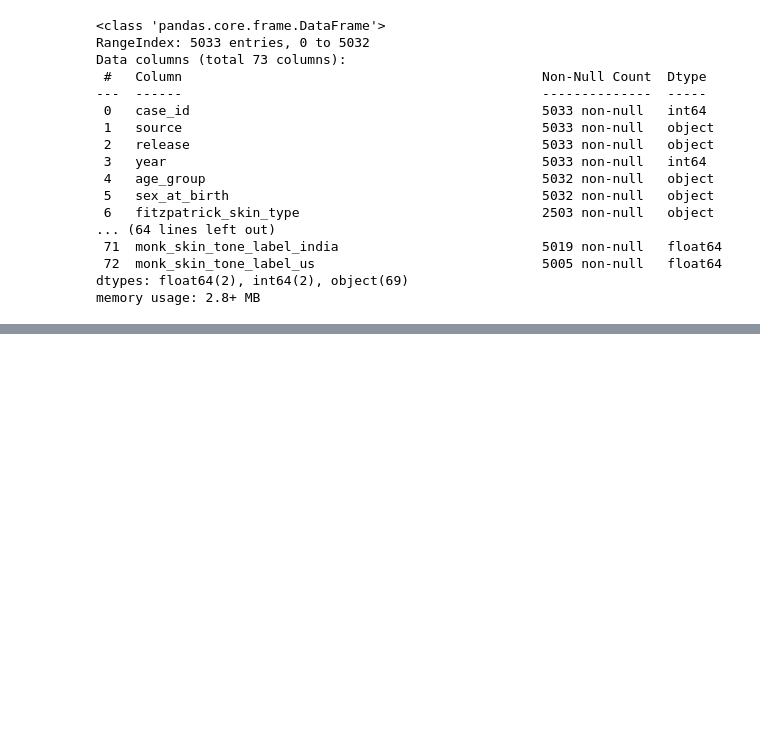
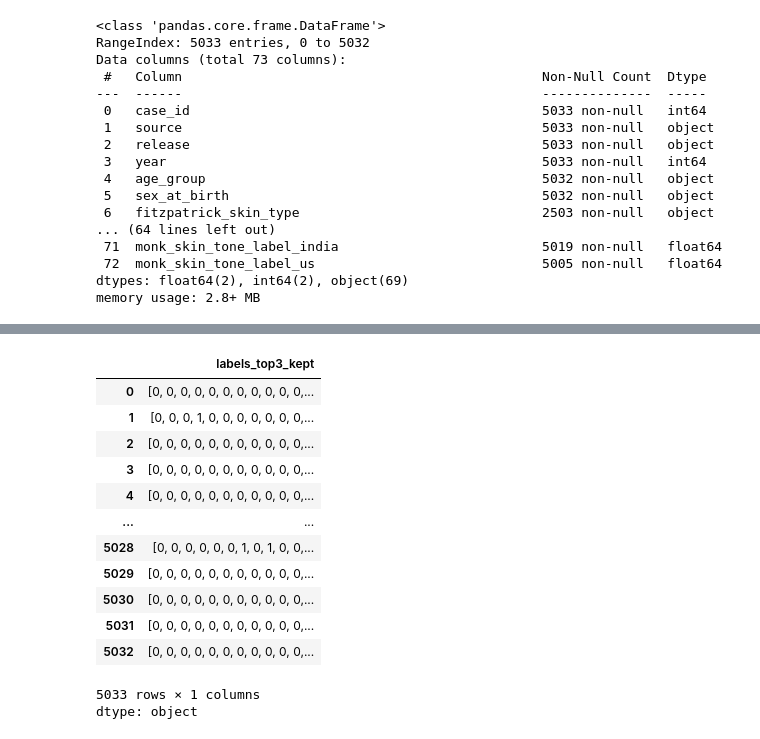
Before and after one commit to wildg/Scin-Data-Modeling, a Jupyter notebook: model.ipynb, the cells around one changed output, grey strips where cells are left out. Drawn from its saved outputs; the diff is of its cells as text; code cells hidden in the pictures; blank space fills up the shorter version.

```diff
--- a/model.ipynb
+++ b/model.ipynb
@@ -118,0 +271,33 @@ memory usage: 2.8+ MB
+# %%
+# Build label vocabulary from keep + explicitly add Other
+labels_sorted = sorted(list(keep)) + ["Other"]
+label2idx = {l: i for i, l in enumerate(labels_sorted)}
+
+C = len(labels_sorted)
+
+def to_multihot(labs, C):
+    y = [0] * C
+    for l in labs:
+        # skip anything unexpected rather than crashing
+        if l in label2idx:
+            y[label2idx[l]] = 1
+    return y
+
+Y = df["labels_top3_kept"].apply(lambda labs: to_multihot(labs, C))
+# %%
+Y
+# %% [output]
+|  | labels_top3_kept |
+| 0 | [0, 0, 0, 0, 0, 0, 0, 0, 0, 0, 0,... |
+| 1 | [0, 0, 0, 1, 0, 0, 0, 0, 0, 0, 0,... |
+| 2 | [0, 0, 0, 0, 0, 0, 0, 0, 0, 0, 0,... |
+| 3 | [0, 0, 0, 0, 0, 0, 0, 0, 0, 0, 0,... |
+| 4 | [0, 0, 0, 0, 0, 0, 0, 0, 0, 0, 0,... |
+| ... | ... |
+| 5028 | [0, 0, 0, 0, 0, 0, 1, 0, 1, 0, 0,... |
+| 5029 | [0, 0, 0, 0, 0, 0, 0, 0, 0, 0, 0,... |
+| 5030 | [0, 0, 0, 0, 0, 0, 0, 0, 0, 0, 0,... |
+| 5031 | [0, 0, 0, 0, 0, 0, 0, 0, 0, 0, 0,... |
+| 5032 | [0, 0, 0, 0, 0, 0, 0, 0, 0, 0, 0,... |
+5033 rows × 1 columns
+dtype: object
```
Also changed, not shown: parts of 21 cells of this notebook.
